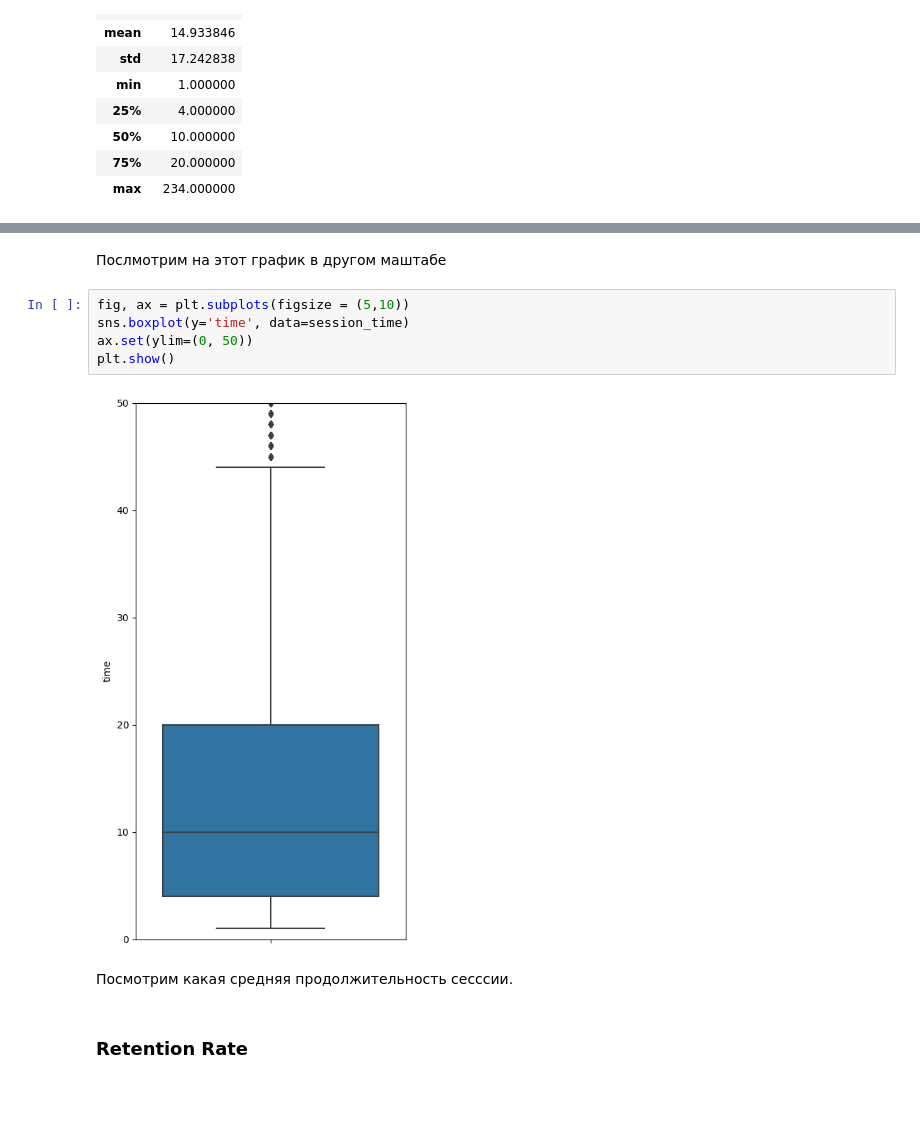
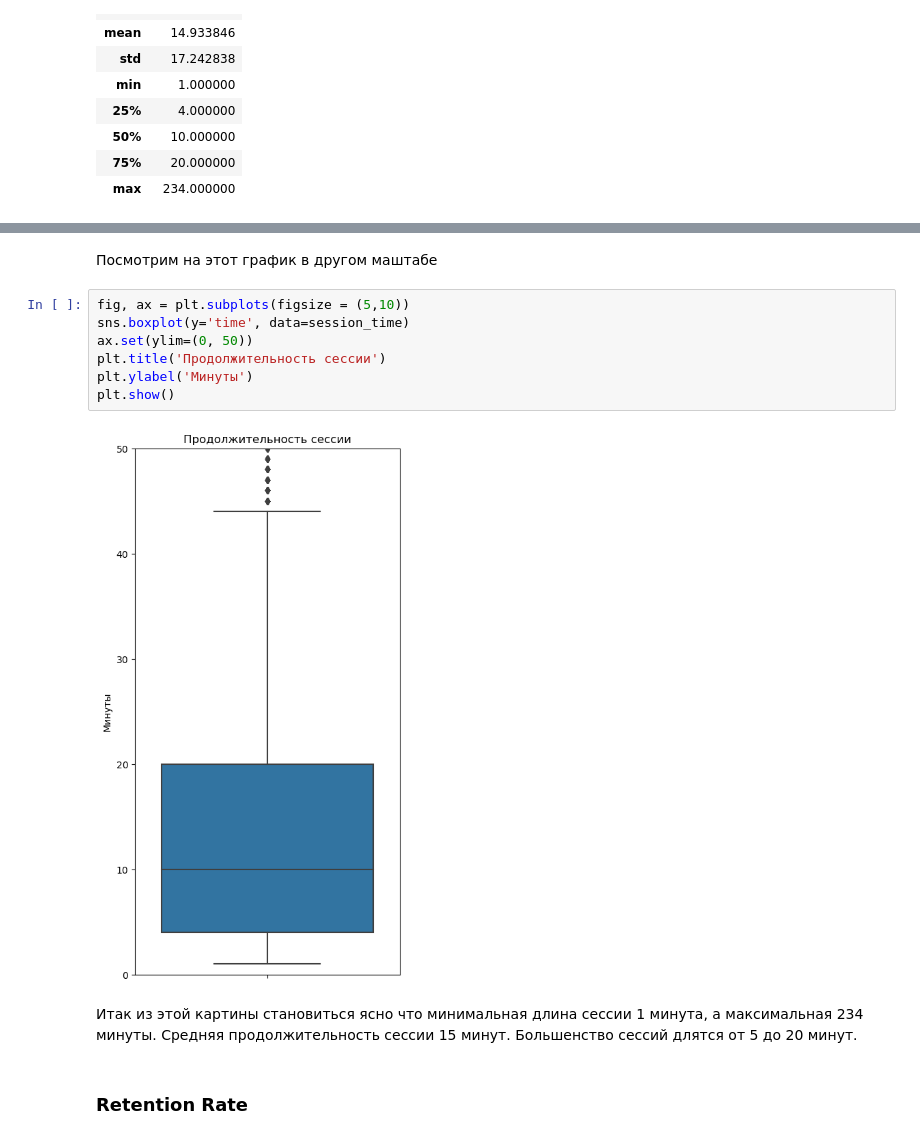
Before and after one commit to DaniilDonike/study_projects, a Jupyter notebook: Apps. Финальный проект/Project_first_try.ipynb, the cells around one changed output, grey strips where cells are left out. Drawn from its saved outputs; the diff is of its cells as text; blank space fills up the shorter version.

```diff
--- a/Apps. Финальный проект/Project_first_try.ipynb
+++ b/Apps. Финальный проект/Project_first_try.ipynb
@@ -358,14 +370,16 @@ plt.show()
 # %% [markdown]
-Послмотрим на этот график в другом маштабе
+Посмотрим на этот график в другом маштабе
 # %%
 fig, ax = plt.subplots(figsize = (5,10))
 sns.boxplot(y='time', data=session_time)
 ax.set(ylim=(0, 50))
+plt.title('Продолжительность сессии')
+plt.ylabel('Минуты')
 plt.show()
 # %% [output]
-[figure, old version]
+[figure, new version]
-# %% [markdown]
-Посмотрим какая средняя продолжительность сесссии.
+# %% [markdown]
+Итак из этой картины становиться ясно что минимальная длина сессии 1 минута, а максимальная 234 минуты. Средняя продолжительность сессии 15 минут. Большенство сессий длятся от 5 до 20 минут.
 # %% [markdown]
 ### Retention Rate
 # %% [markdown]
```
Also changed, not shown: parts of 12 cells of this notebook.
